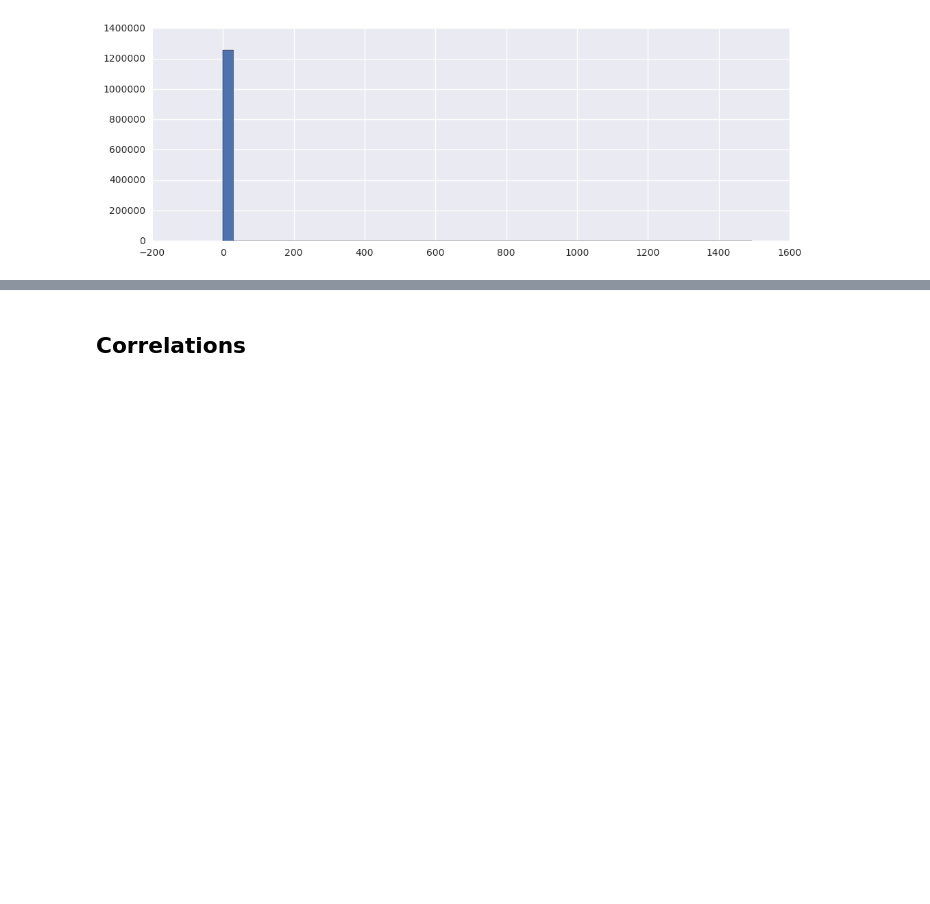
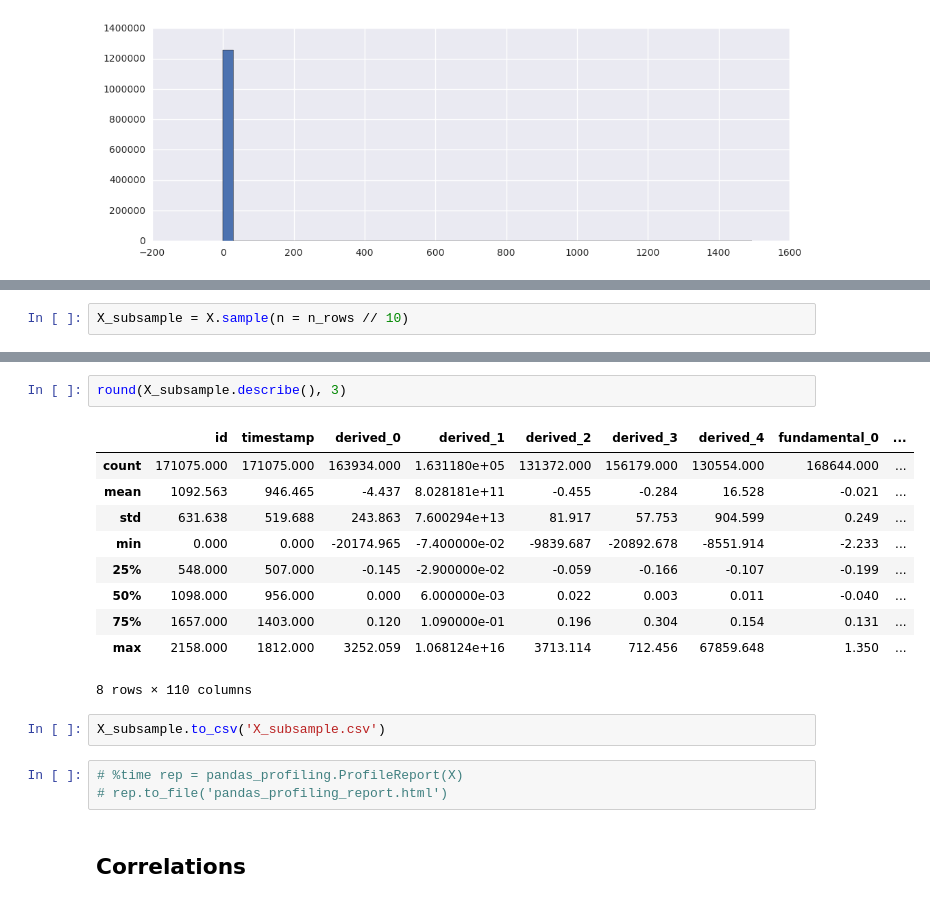
Before and after one commit to demidovakatya/competitions, a Jupyter notebook: two-sigma-financial-modeling/exploratory_data_analysis.ipynb, the cells around one changed output, grey strips where cells are left out. Cells and saved outputs as stored; diff of their text form; blank space fills up the shorter version.

```diff
--- a/two-sigma-financial-modeling/exploratory_data_analysis.ipynb
+++ b/two-sigma-financial-modeling/exploratory_data_analysis.ipynb
@@ -94,0 +101,2 @@ plt.hist(X.fundamental_31[X.fundamental_31.isnull() == False], bins = 50);
+# %%
+X_subsample = X.sample(n = n_rows // 10)
@@ -95,3 +111,21 @@ plt.hist(X.fundamental_31[X.fundamental_31.isnull() == False], bins = 50);
+# %%
+round(X_subsample.describe(), 3)
+# %% [output]
+|  | id | timestamp | derived_0 | derived_1 | derived_2 | derived_3 | derived_4 | fundamental_0 | ... |
+| count | 171075.000 | 171075.000 | 163934.000 | 1.631180e+05 | 131372.000 | 156179.000 | 130554.000 | 168644.000 | ... |
+| mean | 1092.563 | 946.465 | -4.437 | 8.028181e+11 | -0.455 | -0.284 | 16.528 | -0.021 | ... |
+| std | 631.638 | 519.688 | 243.863 | 7.600294e+13 | 81.917 | 57.753 | 904.599 | 0.249 | ... |
+| min | 0.000 | 0.000 | -20174.965 | -7.400000e-02 | -9839.687 | -20892.678 | -8551.914 | -2.233 | ... |
+| 25% | 548.000 | 507.000 | -0.145 | -2.900000e-02 | -0.059 | -0.166 | -0.107 | -0.199 | ... |
+| 50% | 1098.000 | 956.000 | 0.000 | 6.000000e-03 | 0.022 | 0.003 | 0.011 | -0.040 | ... |
+| 75% | 1657.000 | 1403.000 | 0.120 | 1.090000e-01 | 0.196 | 0.304 | 0.154 | 0.131 | ... |
+| max | 2158.000 | 1812.000 | 3252.059 | 1.068124e+16 | 3713.114 | 712.456 | 67859.648 | 1.350 | ... |
+8 rows × 110 columns
+# %%
+X_subsample.to_csv('X_subsample.csv')
+# %%
+# %time rep = pandas_profiling.ProfileReport(X)
+# rep.to_file('pandas_profiling_report.html')
 # %% [markdown]
 ## Correlations
 # %%
```
Also changed, not shown: parts of 9 cells of this notebook, 1 other file.
